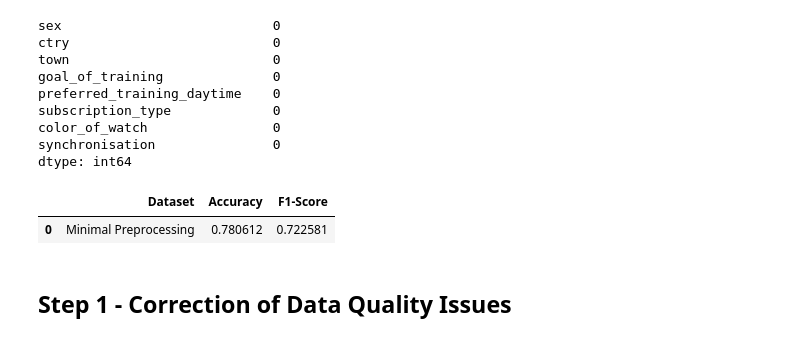
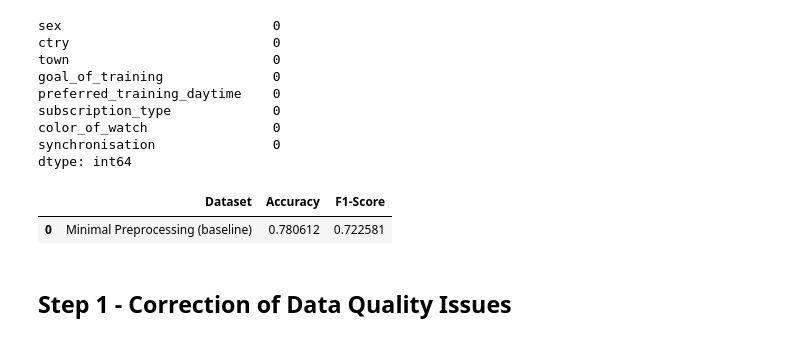
Before and after one commit to john2408/project_intro_ai, a Jupyter notebook: notebooks/Samuel/Task 2 Preprocessing.ipynb, the cells around one changed output. Saved outputs shown, nothing was run; the diff lists cells and outputs as text; code cells hidden in the pictures.

```diff
--- a/notebooks/Samuel/Task 2 Preprocessing.ipynb
+++ b/notebooks/Samuel/Task 2 Preprocessing.ipynb
@@ -186,11 +186,11 @@ def check_processing_step(df, step):
     else:
         df_check = pd.concat([df_check, new_row], ignore_index=True)
 # %%
-check_processing_step(df_step0, 'Minimal Preprocessing')
+check_processing_step(df_step0, 'Minimal Preprocessing (baseline)')
 df_check
 # %% [output]
 |  | Dataset | Accuracy | F1-Score |
-| 0 | Minimal Preprocessing | 0.780612 | 0.722581 |
+| 0 | Minimal Preprocessing (baseline) | 0.780612 | 0.722581 |
 # %% [markdown]
 ## Step 1 - Correction of Data Quality Issues
 # %% [markdown]
```
Also changed, not shown: parts of 17 cells of this notebook.
